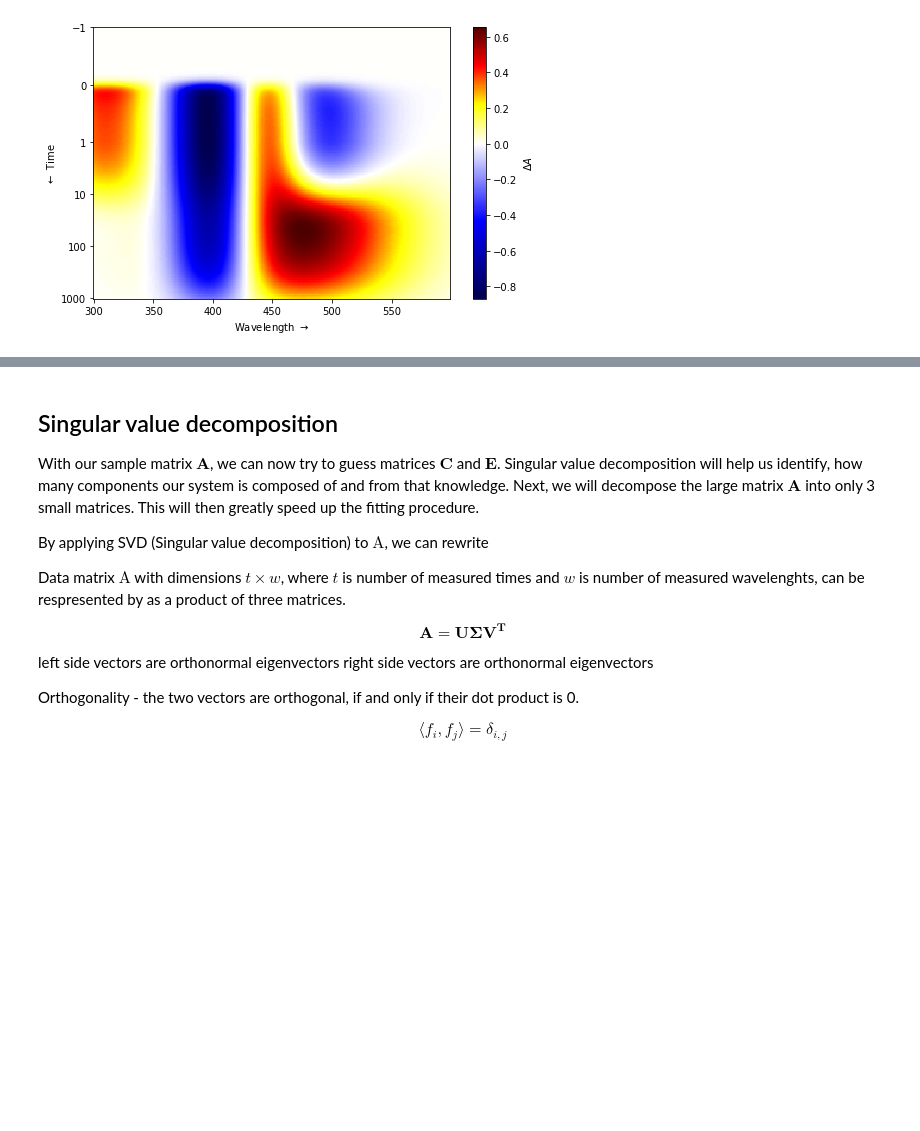
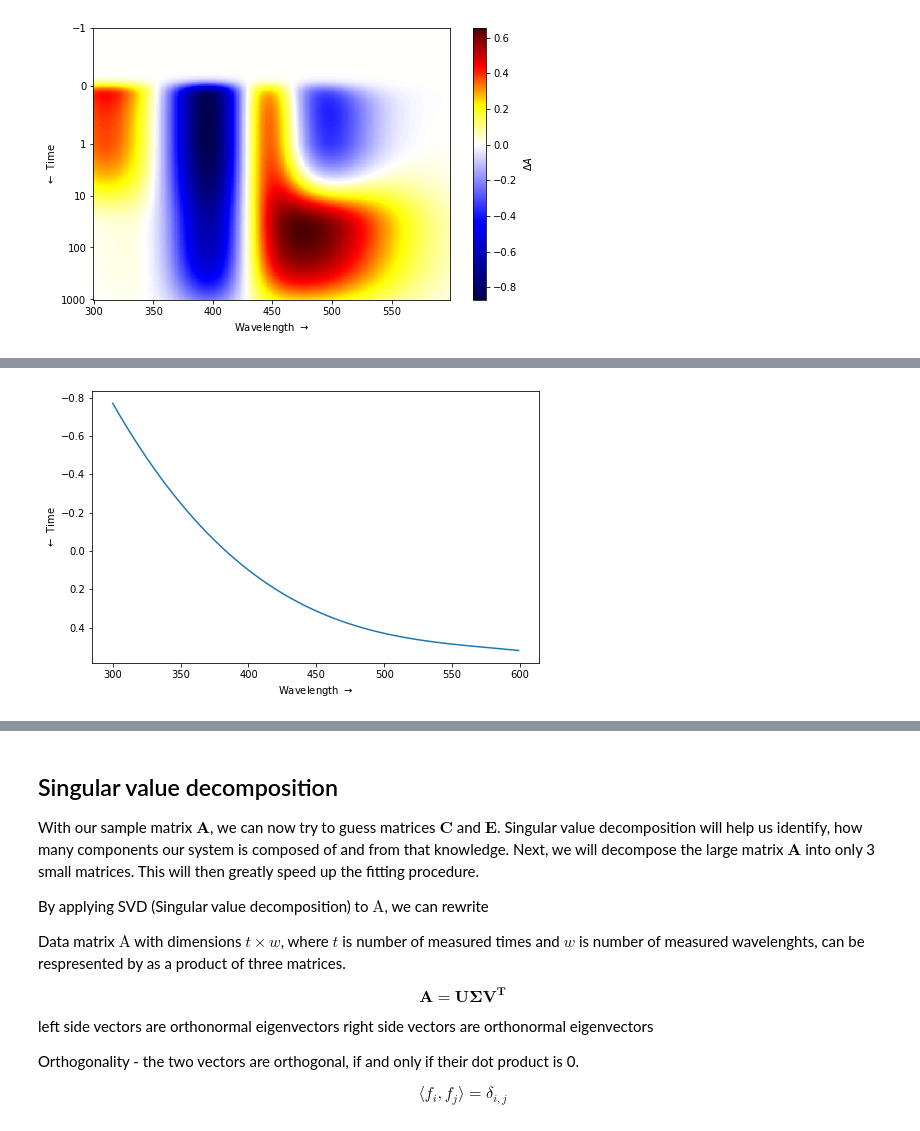
Before and after one commit to dmadea/Jupyter-Tutorials, a Jupyter notebook: Femto + LDM/Femto tutorial.ipynb, the cells around one changed output, grey strips where cells are left out. Saved outputs shown, nothing was run; the diff lists cells and outputs as text; code cells hidden in the pictures; blank space fills up the shorter version.

```diff
--- a/Femto + LDM/Femto tutorial.ipynb
+++ b/Femto + LDM/Femto tutorial.ipynb
@@ -381,11 +367,0 @@ In the next plot, we visualized our data matrix $\mathbf A$ as a heat map. In th
-# %%
-# plot evolution of spectra over time, time is depicted as color, linearly changing from red(t=0) to yellow(t=499)
-
-plt.rcParams['figure.figsize'] = [15, 7]
-for i in reversed(range(0, t, 30)):
-    # vary alpha channel with time as well, so with increasing time, line becomes more transparent
-    plt.plot(wavelengths, A[i], color=(1, i/t, 0, (t-i/1.4)/t), label='$t = {}$'.format(times[i]), lw=2)
-plt.xlabel('Wavelength')
-plt.ylabel('Absorbance')
-plt.legend()
-plt.show()
@@ -477,0 +368,19 @@ plot_A(A, times, wavelengths)
+# %%
+# central wave
+lambda_c = 400
+# polynomial coefficients
+parmu = np.asarray([0.1, 0.55, -0.27, 0.05])
+
+mu = np.ones(wavelengths.shape[0], dtype=np.float64) * parmu[0]
+
+for i in range(1, len(parmu)):
+    mu += parmu[i] * ((wavelengths - lambda_c) / 100) ** i
+
+# plot chirp
+plt.plot(wavelengths, mu)
+plt.gca().invert_yaxis()
+plt.xlabel('Wavelength $\\rightarrow$')
+plt.ylabel('$\\leftarrow$ Time ')
+plt.show()
+# %% [output]
+[figure, added]
```
Also changed, not shown: parts of 22 cells of this notebook.
